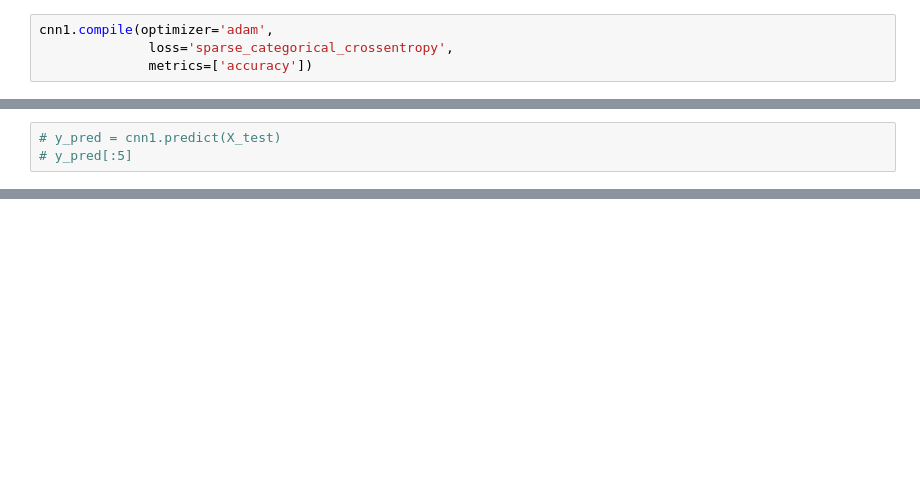
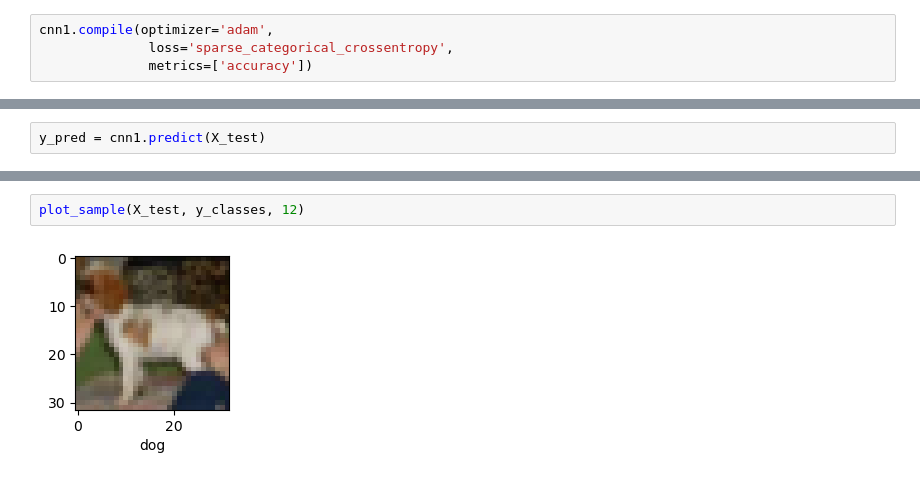
Before and after one commit to aqmery/ML, a Jupyter notebook: convolutional_neural_network/CNN.ipynb, the cells around one changed output, grey strips where cells are left out. Saved outputs shown, nothing was run; the diff lists cells and outputs as text; blank space fills up the shorter version.

```diff
--- a/convolutional_neural_network/CNN.ipynb
+++ b/convolutional_neural_network/CNN.ipynb
@@ -54,3 +111,2 @@ cnn1.evaluate(X_test, y_test, 1)
 # %%
-# y_pred = cnn1.predict(X_test)
-# y_pred[:5]
+y_pred = cnn1.predict(X_test)
@@ -65,0 +133,4 @@ array([3, 8, 8, 0, 6], dtype=uint8)
+# %%
+plot_sample(X_test, y_classes, 12)
+# %% [output]
+[figure, added]
```
Also changed, not shown: parts of 13 cells of this notebook.
